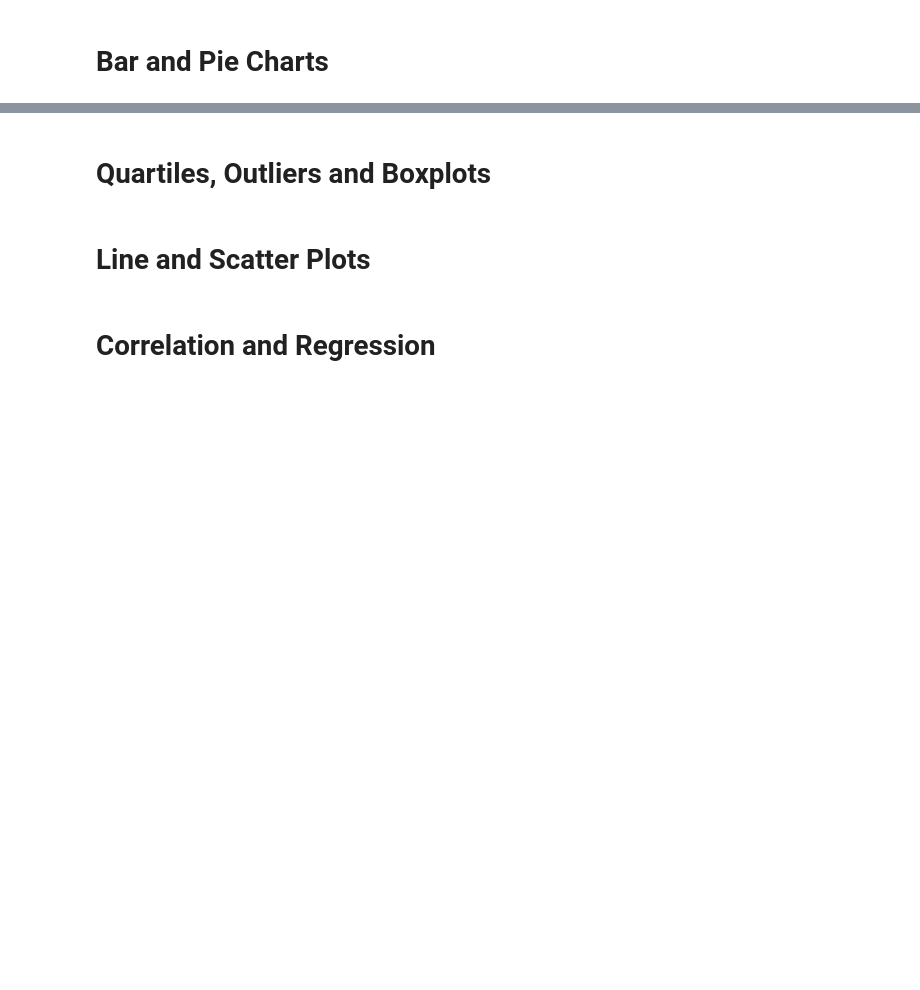
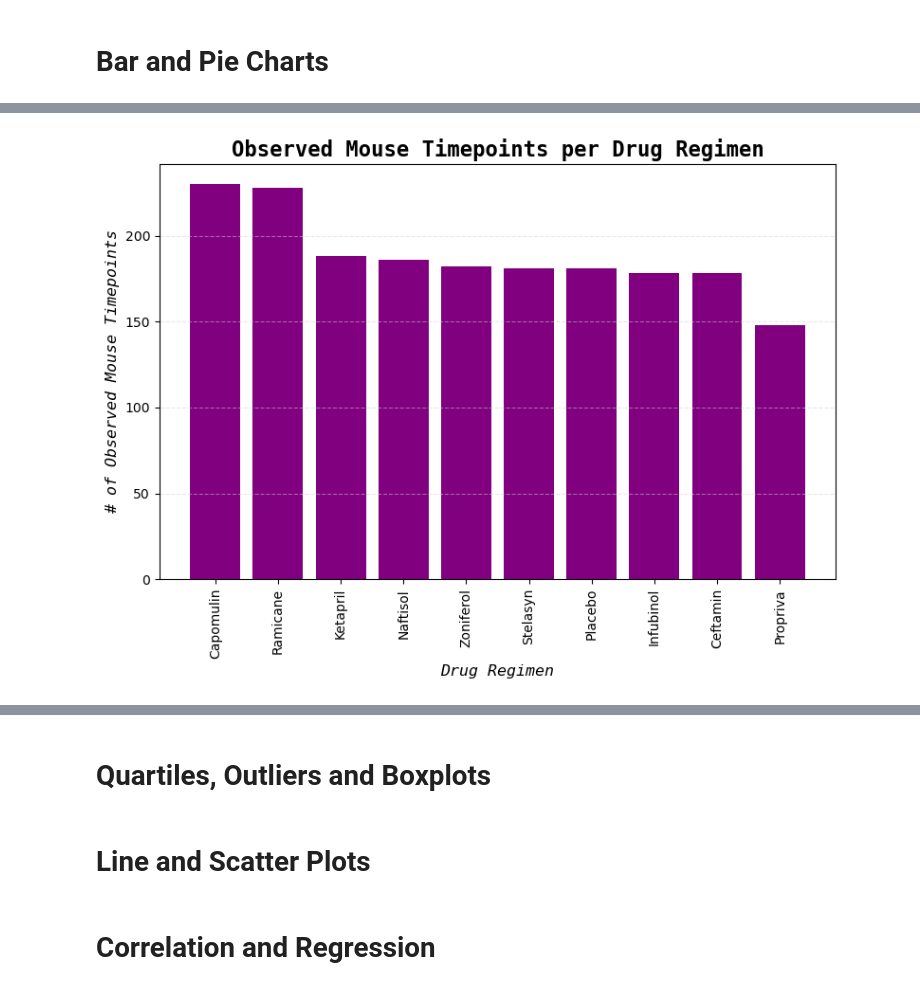
Before and after one commit to martabaker/ds_module_5_data_viz, a Jupyter notebook: Starter Code/Pymaceuticals/Pymaceuticals Inc..ipynb, the cells around one changed output, grey strips where cells are left out. Cells and saved outputs as stored; diff of their text form; code cells hidden in the pictures; blank space fills up the shorter version.

```diff
--- a/Starter Code/Pymaceuticals/Pymaceuticals Inc..ipynb
+++ b/Starter Code/Pymaceuticals/Pymaceuticals Inc..ipynb
@@ -102,4 +111,29 @@ df.mouse_id.nunique()
 # %%
 # Pyplot bar chart
+# Step 1: Get the data
+# Turn Value Counts into a DataFrame to be graphed
+df1 = pd.DataFrame(df["Drug Regimen"].value_counts())
+x = df1.index
+y = df1["count"]
+
+# Step 2: Create the Canvas
+plt.figure(figsize=(8, 6))
+
+# Step 3: Create Simple Graph
+plt.bar(x, y, color = "purple")
+
+# Step 4: Customization
+plt.xlabel("Drug Regimen", fontsize=12, fontstyle="italic", fontfamily="monospace")
+plt.ylabel("# of Observed Mouse Timepoints", fontsize=12, fontstyle="italic", fontfamily="monospace")
+plt.title("Observed Mouse Timepoints per Drug Regimen", fontsize=16, fontweight="bold", fontfamily="monospace")
+plt.xticks(rotation=90)
+
+plt.grid(axis="y", color="lightgrey", linestyle="--", alpha=0.5) # alpha is opacity
+
+# Step 5: Show/Save the graph
+plt.tight_layout()
+plt.show()
+# %% [output]
+[figure, added]
 # %%
 # Pandas pie chart; male vs. female mice
```
Also changed, not shown: parts of 10 cells of this notebook.
